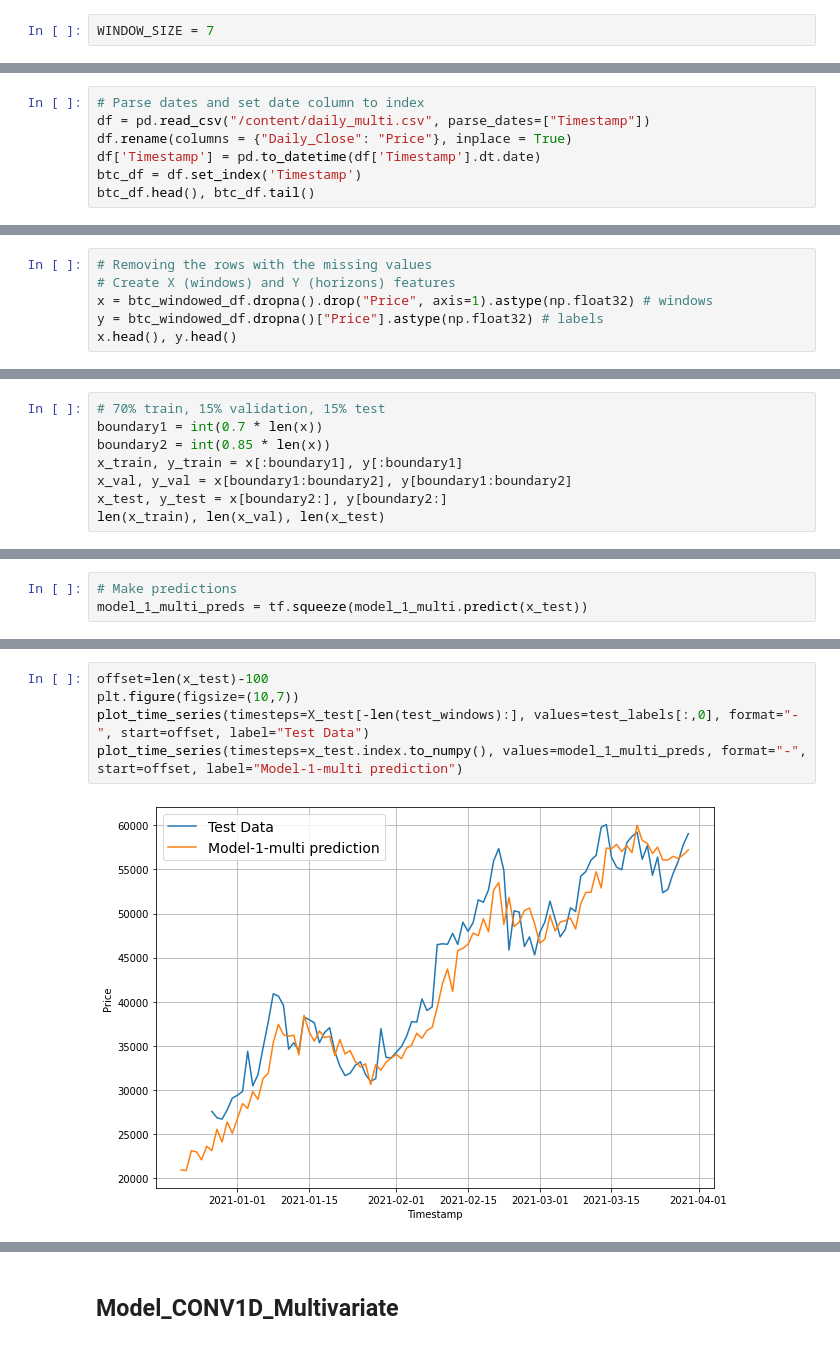
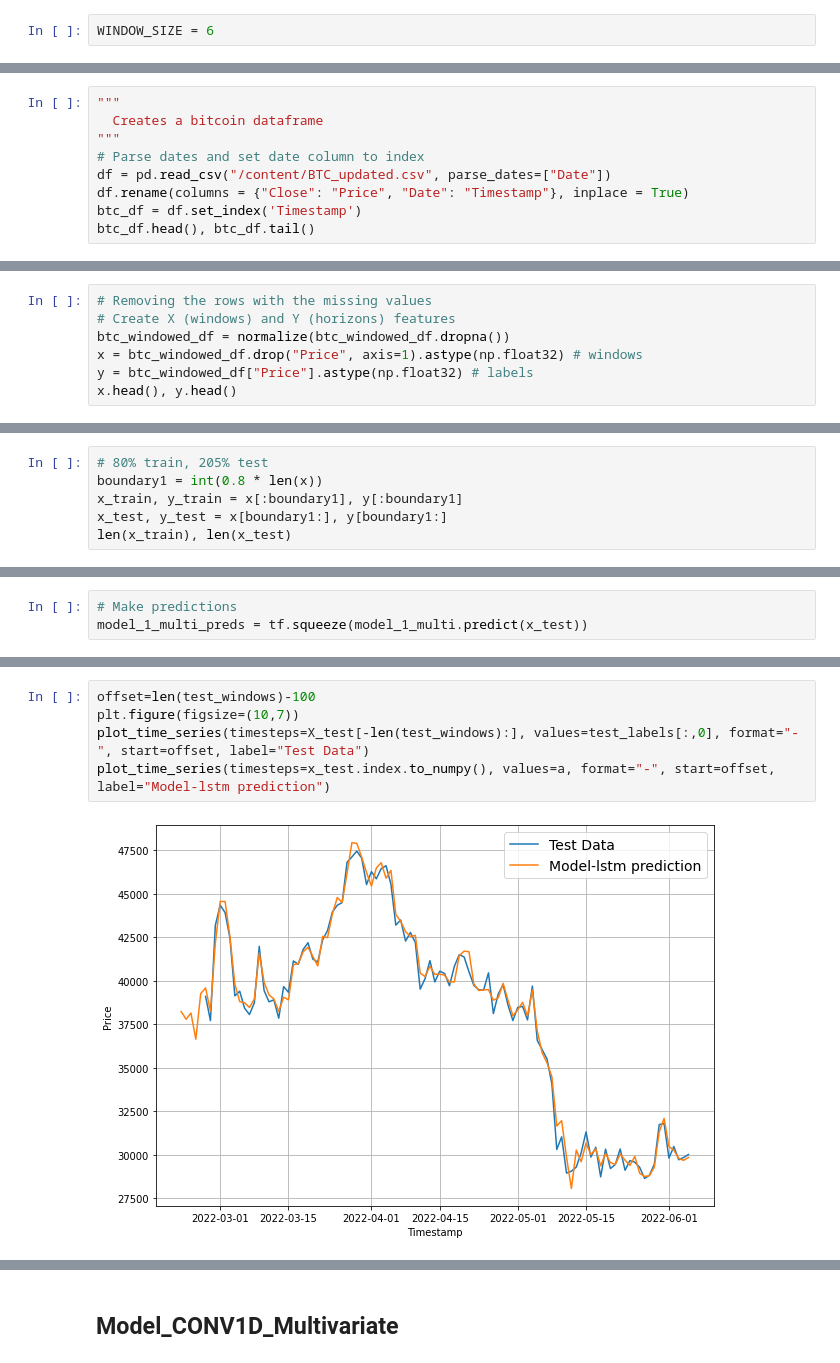
Before and after one commit to bibekyess/AI_practice, a Jupyter notebook: Killionaire.ipynb, the cells around one changed output, grey strips where cells are left out. Cells and saved outputs as stored; diff of their text form.

```diff
--- a/Killionaire.ipynb
+++ b/Killionaire.ipynb
@@ -295,4 +327,4 @@ INFO:tensorflow:Assets written to: models/fine_tuning_window_30/assets
 # %%
-WINDOW_SIZE = 7
+WINDOW_SIZE = 6
 # %%
 train_windows, train_labels = make_windows(prices_train, WINDOW_SIZE, HORIZON)
@@ -634,8 +628,10 @@ daily_multi.csv.1   100%[===================>] 147.17K  --.-KB/s    in 0.01s
 # %%
+"""
+  Creates a bitcoin dataframe
+"""
 # Parse dates and set date column to index
-df = pd.read_csv("/content/daily_multi.csv", parse_dates=["Timestamp"])
-df.rename(columns = {"Daily_Close": "Price"}, inplace = True)
-df['Timestamp'] = pd.to_datetime(df['Timestamp'].dt.date)
+df = pd.read_csv("/content/BTC_updated.csv", parse_dates=["Date"])
+df.rename(columns = {"Close": "Price", "Date": "Timestamp"}, inplace = True)
 btc_df = df.set_index('Timestamp')
 btc_df.head(), btc_df.tail()
 # %% [output]
@@ -684,7 +677,8 @@ btc_windowed_df.head(10)
 # %%
 # Removing the rows with the missing values
 # Create X (windows) and Y (horizons) features
-x = btc_windowed_df.dropna().drop("Price", axis=1).astype(np.float32) # windows
-y = btc_windowed_df.dropna()["Price"].astype(np.float32) # labels
+btc_windowed_df = normalize(btc_windowed_df.dropna())
+x = btc_windowed_df.drop("Price", axis=1).astype(np.float32) # windows
+y = btc_windowed_df["Price"].astype(np.float32) # labels
 x.head(), y.head()
 # %% [output]
@@ -708,9 +717,7 @@ x.head(), y.head()
 # %%
-# 70% train, 15% validation, 15% test
-boundary1 = int(0.7 * len(x))
-boundary2 = int(0.85 * len(x))
+# 80% train, 205% test
+boundary1 = int(0.8 * len(x))
 x_train, y_train = x[:boundary1], y[:boundary1]
-x_val, y_val = x[boundary1:boundary2], y[boundary1:boundary2]
-x_test, y_test = x[boundary2:], y[boundary2:]
-len(x_train), len(x_val), len(x_test)
+x_test, y_test = x[boundary1:], y[boundary1:]
+len(x_train), len(x_test)
 # %% [output]
@@ -777,10 +780,10 @@ model_1_multi_preds = tf.squeeze(model_1_multi.predict(x_test))
 # %%
-offset=len(x_test)-100
+offset=len(test_windows)-100
 plt.figure(figsize=(10,7))
 plot_time_series(timesteps=X_test[-len(test_windows):], values=test_labels[:,0], format="-", start=offset, label="Test Data")
-plot_time_series(timesteps=x_test.index.to_numpy(), values=model_1_multi_preds, format="-", start=offset, label="Model-1-multi prediction")
+plot_time_series(timesteps=x_test.index.to_numpy(), values=a, format="-", start=offset, label="Model-lstm prediction")
 # %% [output]
-[figure, old version]
+[figure, new version]
 # %%
 model_1_multi_results = evaluate_preds(y_true=y_test, y_pred=model_1_multi_preds)
 model_1_multi_results
```
Also changed, not shown: parts of 66 cells of this notebook.
